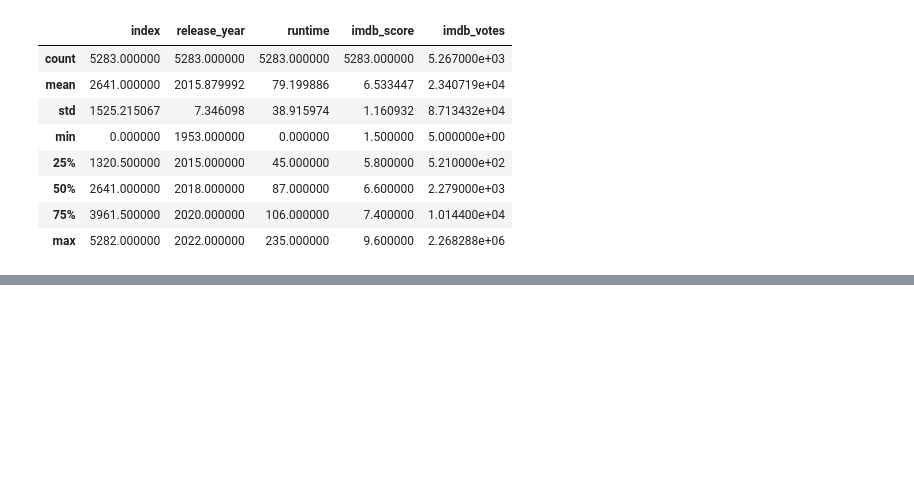
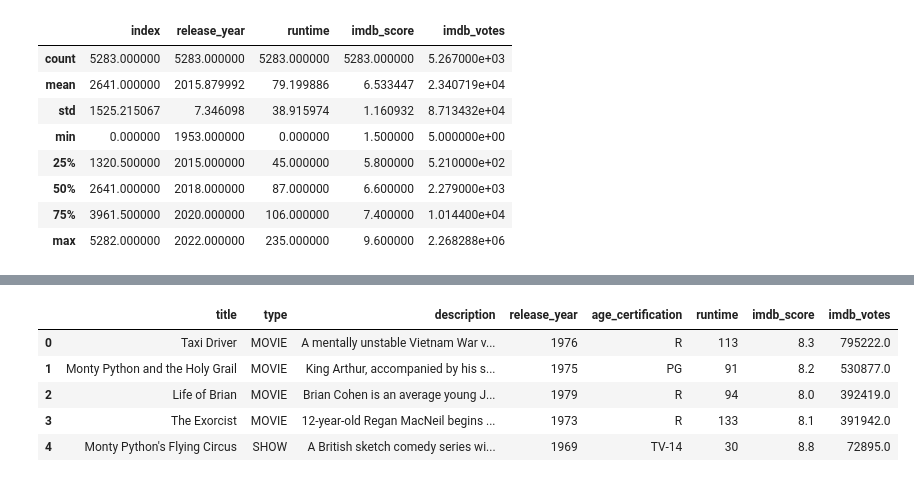
Before and after one commit to PaulPawelec/DataMining, a Jupyter notebook: Netflix_Visualization.ipynb, the cells around one changed output, grey strips where cells are left out. Cells and saved outputs as stored; diff of their text form; code cells hidden in the pictures; blank space fills up the shorter version.

```diff
--- a/Netflix_Visualization.ipynb
+++ b/Netflix_Visualization.ipynb
@@ -30,0 +67,11 @@ df.describe()
+# %%
+column_to_remove = ['index', 'id', 'imdb_id']
+df.drop(column_to_remove, inplace = True, axis = 1)
+df.head()
+# %% [output]
+|  | title | type | description | release_year | age_certification | runtime | imdb_score | imdb_votes |
+| 0 | Taxi Driver | MOVIE | A mentally unstable Vietnam War v... | 1976 | R | 113 | 8.3 | 795222.0 |
+| 1 | Monty Python and the Holy Grail | MOVIE | King Arthur, accompanied by his s... | 1975 | PG | 91 | 8.2 | 530877.0 |
+| 2 | Life of Brian | MOVIE | Brian Cohen is an average young J... | 1979 | R | 94 | 8.0 | 392419.0 |
+| 3 | The Exorcist | MOVIE | 12-year-old Regan MacNeil begins ... | 1973 | R | 133 | 8.1 | 391942.0 |
+| 4 | Monty Python's Flying Circus | SHOW | A British sketch comedy series wi... | 1969 | TV-14 | 30 | 8.8 | 72895.0 |
```
Also changed, not shown: parts of 9 cells of this notebook.
